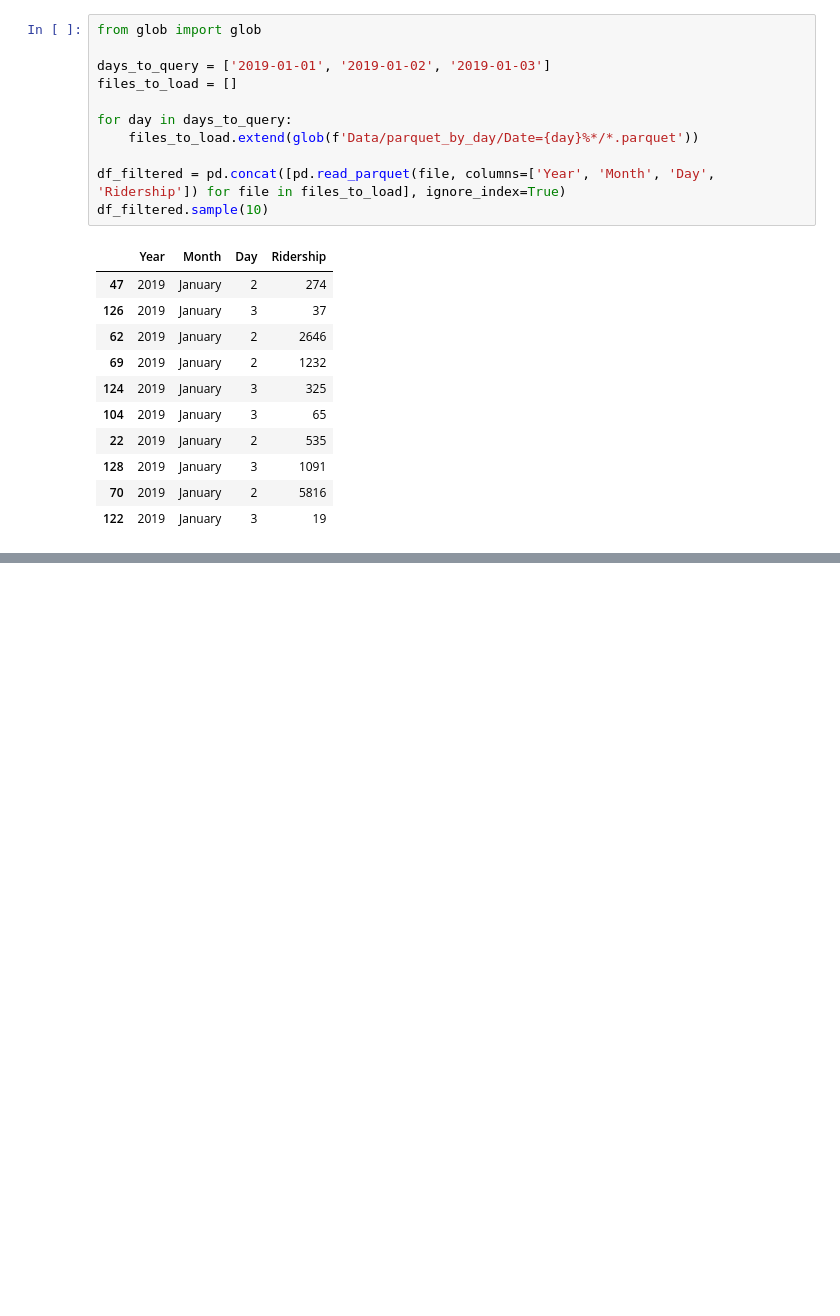
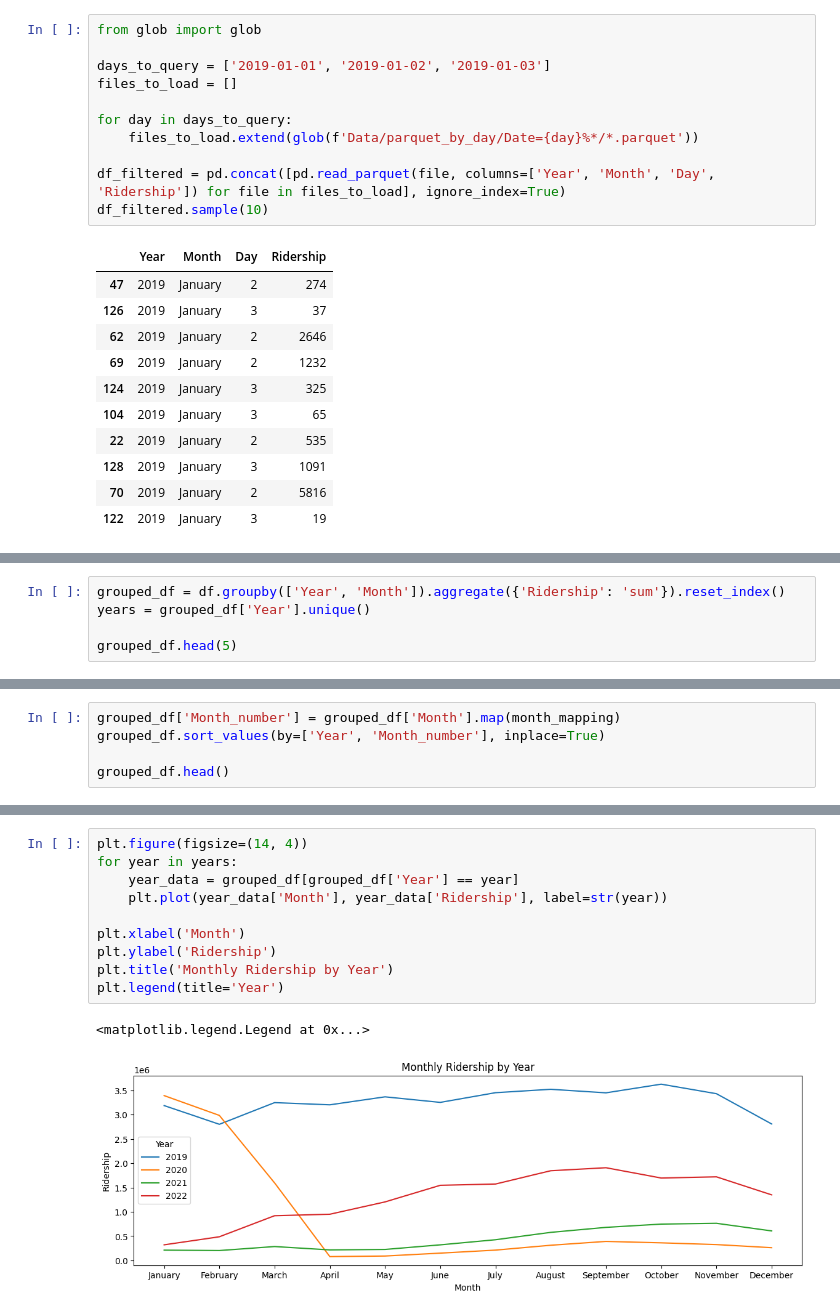
Before and after one commit to Asore94/dkarMiniProject, a Jupyter notebook: preprocessing.ipynb, the cells around one changed output, grey strips where cells are left out. Cells and saved outputs as stored; diff of their text form; blank space fills up the shorter version.

```diff
--- a/preprocessing.ipynb
+++ b/preprocessing.ipynb
@@ -99,0 +143,5 @@ df_filtered.sample(10)
+# %%
+grouped_df = df.groupby(['Year', 'Month']).aggregate({'Ridership': 'sum'}).reset_index()
+years = grouped_df['Year'].unique()
+
+grouped_df.head(5)
@@ -99,0 +159,5 @@ df_filtered.sample(10)
+# %%
+grouped_df['Month_number'] = grouped_df['Month'].map(month_mapping)
+grouped_df.sort_values(by=['Year', 'Month_number'], inplace=True)
+
+grouped_df.head()
@@ -99,0 +171,13 @@ df_filtered.sample(10)
+# %%
+plt.figure(figsize=(14, 4))
+for year in years:
+    year_data = grouped_df[grouped_df['Year'] == year]
+    plt.plot(year_data['Month'], year_data['Ridership'], label=str(year))
+
+plt.xlabel('Month')
+plt.ylabel('Ridership')
+plt.title('Monthly Ridership by Year')
+plt.legend(title='Year')
+# %% [output]
+<matplotlib.legend.Legend at 0x...>
+[figure, added]
```
Also changed, not shown: parts of 9 cells of this notebook.
